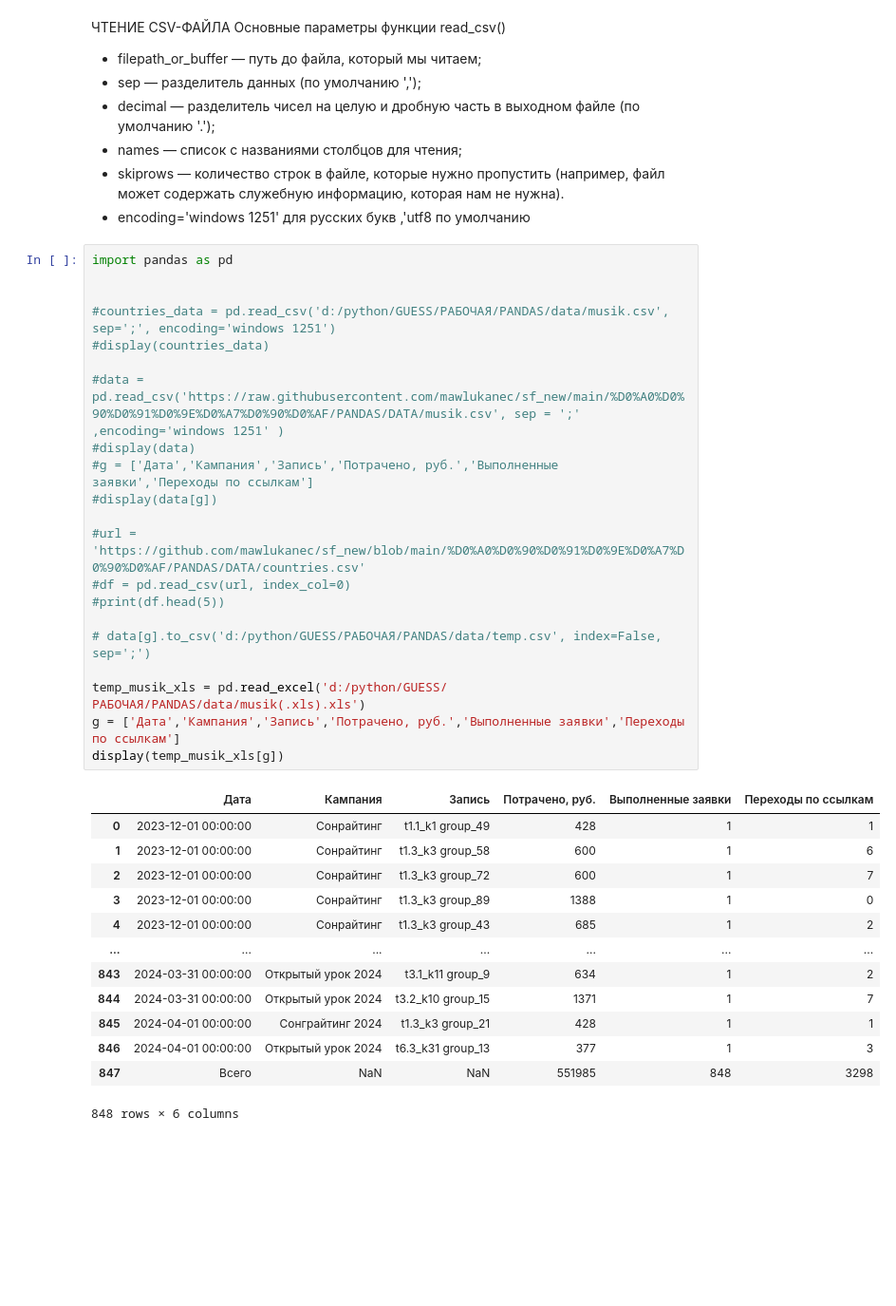
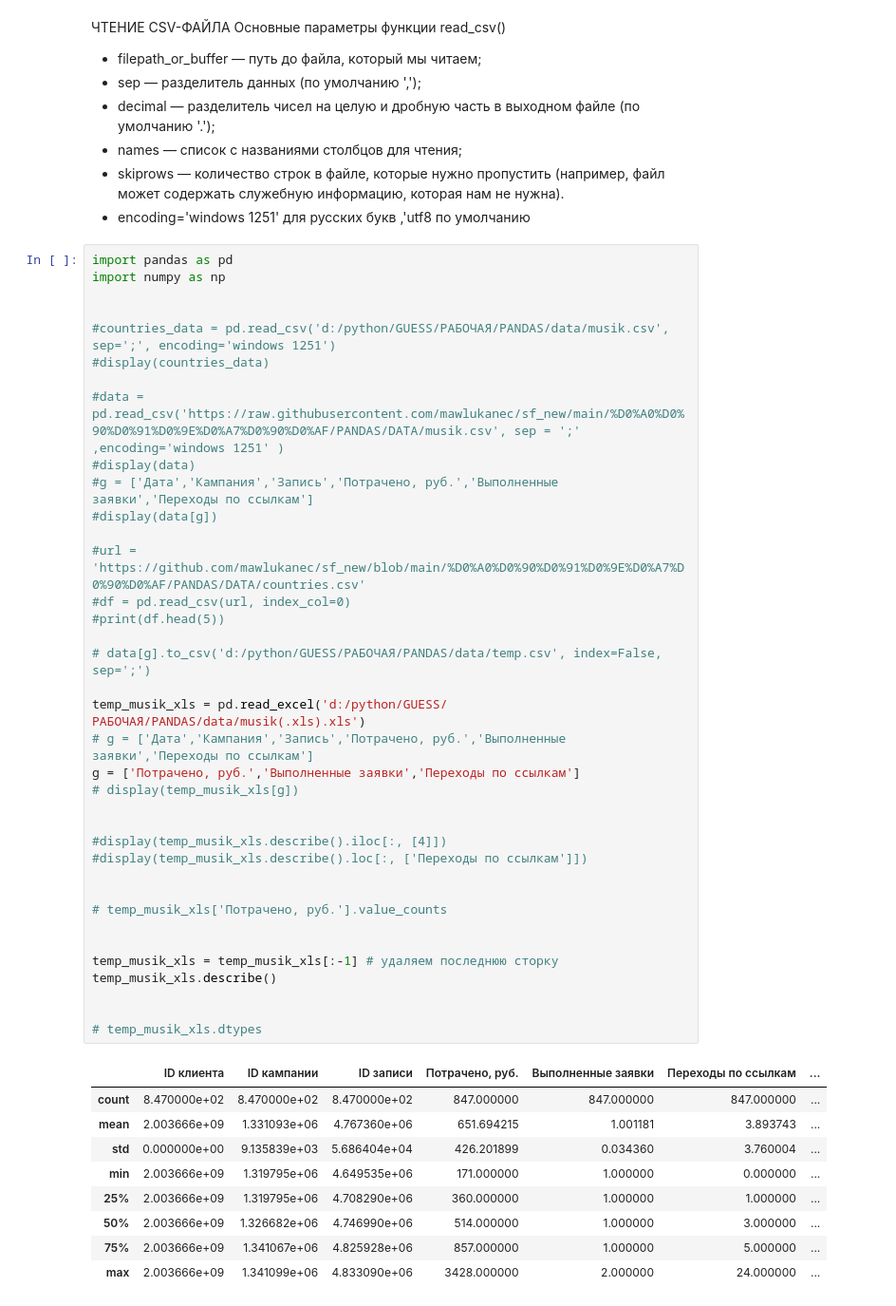
Before and after one commit to mawlukanec/sf_new, a Jupyter notebook: РАБОЧАЯ/PANDAS/praktika.ipynb, the cells around one changed output. Shown at 95% size. Saved outputs shown, nothing was run; the diff lists cells and outputs as text; blank space fills up the shorter version.

```diff
--- a/РАБОЧАЯ/PANDAS/praktika.ipynb
+++ b/РАБОЧАЯ/PANDAS/praktika.ipynb
@@ -130,39 +142,51 @@ countries_df.to_csv('d:/python/GUESS/РАБОЧАЯ/PANDAS/data/countries.csv',
 - encoding='windows 1251' для русских букв ,'utf8 по умолчанию
 # %%
 import pandas as pd
+import numpy as np
 
 
 #countries_data = pd.read_csv('d:/python/GUESS/РАБОЧАЯ/PANDAS/data/musik.csv', sep=';', encoding='windows 1251')
 #display(countries_data)
 
 #data = pd.read_csv('https://raw.githubusercontent.com/mawlukanec/sf_new/main/%D0%A0%D0%90%D0%91%D0%9E%D0%A7%D0%90%D0%AF/PANDAS/DATA/musik.csv', sep = ';' ,encoding='windows 1251' )
 #display(data)
 #g = ['Дата','Кампания','Запись','Потрачено, руб.','Выполненные заявки','Переходы по ссылкам']
 #display(data[g])
 
 #url = 'https://github.com/mawlukanec/sf_new/blob/main/%D0%A0%D0%90%D0%91%D0%9E%D0%A7%D0%90%D0%AF/PANDAS/DATA/countries.csv'
 #df = pd.read_csv(url, index_col=0)
 #print(df.head(5))
 
 # data[g].to_csv('d:/python/GUESS/РАБОЧАЯ/PANDAS/data/temp.csv', index=False, sep=';')
 
 temp_musik_xls = pd.read_excel('d:/python/GUESS/РАБОЧАЯ/PANDAS/data/musik(.xls).xls')
-g = ['Дата','Кампания','Запись','Потрачено, руб.','Выполненные заявки','Переходы по ссылкам']
-display(temp_musik_xls[g])
+# g = ['Дата','Кампания','Запись','Потрачено, руб.','Выполненные заявки','Переходы по ссылкам']
+g = ['Потрачено, руб.','Выполненные заявки','Переходы по ссылкам']
+# display(temp_musik_xls[g])
+
+
+#display(temp_musik_xls.describe().iloc[:, [4]])
+#display(temp_musik_xls.describe().loc[:, ['Переходы по ссылкам']])
+
+
+# temp_musik_xls['Потрачено, руб.'].value_counts
+
+
+temp_musik_xls = temp_musik_xls[:-1] # удаляем последнюю сторку
+temp_musik_xls.describe()
+
+
+# temp_musik_xls.dtypes
 # %% [output]
-|  | Дата | Кампания | Запись | Потрачено, руб. | Выполненные заявки | Переходы по ссылкам |
-| 0 | 2023-12-01 00:00:00 | Сонрайтинг | t1.1_k1 group_49 | 428 | 1 | 1 |
-| 1 | 2023-12-01 00:00:00 | Сонрайтинг | t1.3_k3 group_58 | 600 | 1 | 6 |
-| 2 | 2023-12-01 00:00:00 | Сонрайтинг | t1.3_k3 group_72 | 600 | 1 | 7 |
-| 3 | 2023-12-01 00:00:00 | Сонрайтинг | t1.3_k3 group_89 | 1388 | 1 | 0 |
-| 4 | 2023-12-01 00:00:00 | Сонрайтинг | t1.3_k3 group_43 | 685 | 1 | 2 |
-| ... | ... | ... | ... | ... | ... | ... |
-| 843 | 2024-03-31 00:00:00 | Открытый урок 2024 | t3.1_k11 group_9 | 634 | 1 | 2 |
-| 844 | 2024-03-31 00:00:00 | Открытый урок 2024 | t3.2_k10 group_15 | 1371 | 1 | 7 |
-| 845 | 2024-04-01 00:00:00 | Сонграйтинг 2024 | t1.3_k3 group_21 | 428 | 1 | 1 |
-| 846 | 2024-04-01 00:00:00 | Открытый урок 2024 | t6.3_k31 group_13 | 377 | 1 | 3 |
-| 847 | Всего | NaN | NaN | 551985 | 848 | 3298 |
+|  | ID клиента | ID кампании | ID записи | Потрачено, руб. | Выполненные заявки | Переходы по ссылкам | ... |
+| count | 8.470000e+02 | 8.470000e+02 | 8.470000e+02 | 847.000000 | 847.000000 | 847.000000 | ... |
+| mean | 2.003666e+09 | 1.331093e+06 | 4.767360e+06 | 651.694215 | 1.001181 | 3.893743 | ... |
+| std | 0.000000e+00 | 9.135839e+03 | 5.686404e+04 | 426.201899 | 0.034360 | 3.760004 | ... |
+| min | 2.003666e+09 | 1.319795e+06 | 4.649535e+06 | 171.000000 | 1.000000 | 0.000000 | ... |
+| 25% | 2.003666e+09 | 1.319795e+06 | 4.708290e+06 | 360.000000 | 1.000000 | 1.000000 | ... |
+| 50% | 2.003666e+09 | 1.326682e+06 | 4.746990e+06 | 514.000000 | 1.000000 | 3.000000 | ... |
+| 75% | 2.003666e+09 | 1.341067e+06 | 4.825928e+06 | 857.000000 | 1.000000 | 5.000000 | ... |
+| max | 2.003666e+09 | 1.341099e+06 | 4.833090e+06 | 3428.000000 | 2.000000 | 24.000000 | ... |
-848 rows × 6 columns
 # %% [markdown]
 Данные представляют собой таблицу, в которой содержится 23 столбца:
 
```
Also changed, not shown: parts of 8 cells of this notebook, 9 other files.
